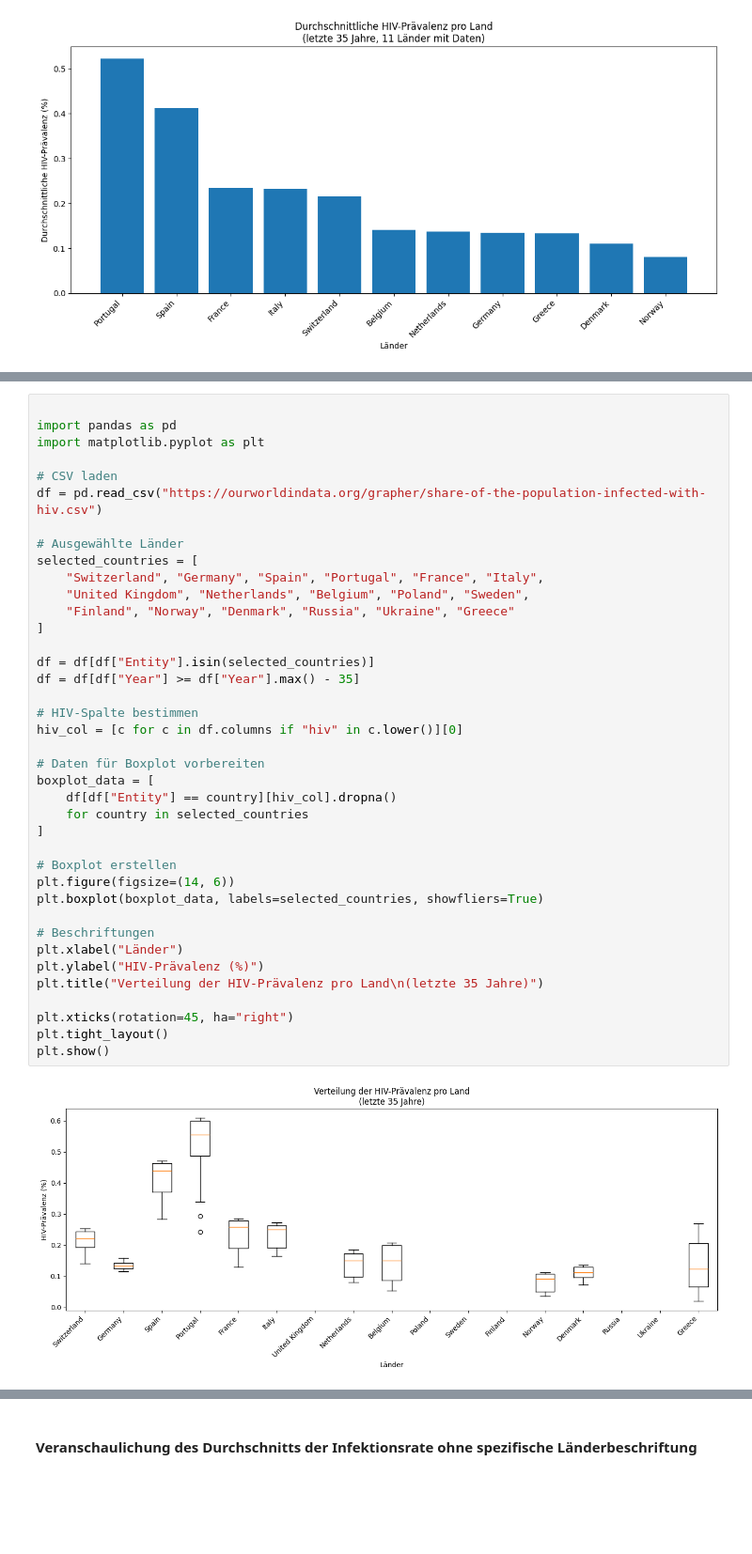
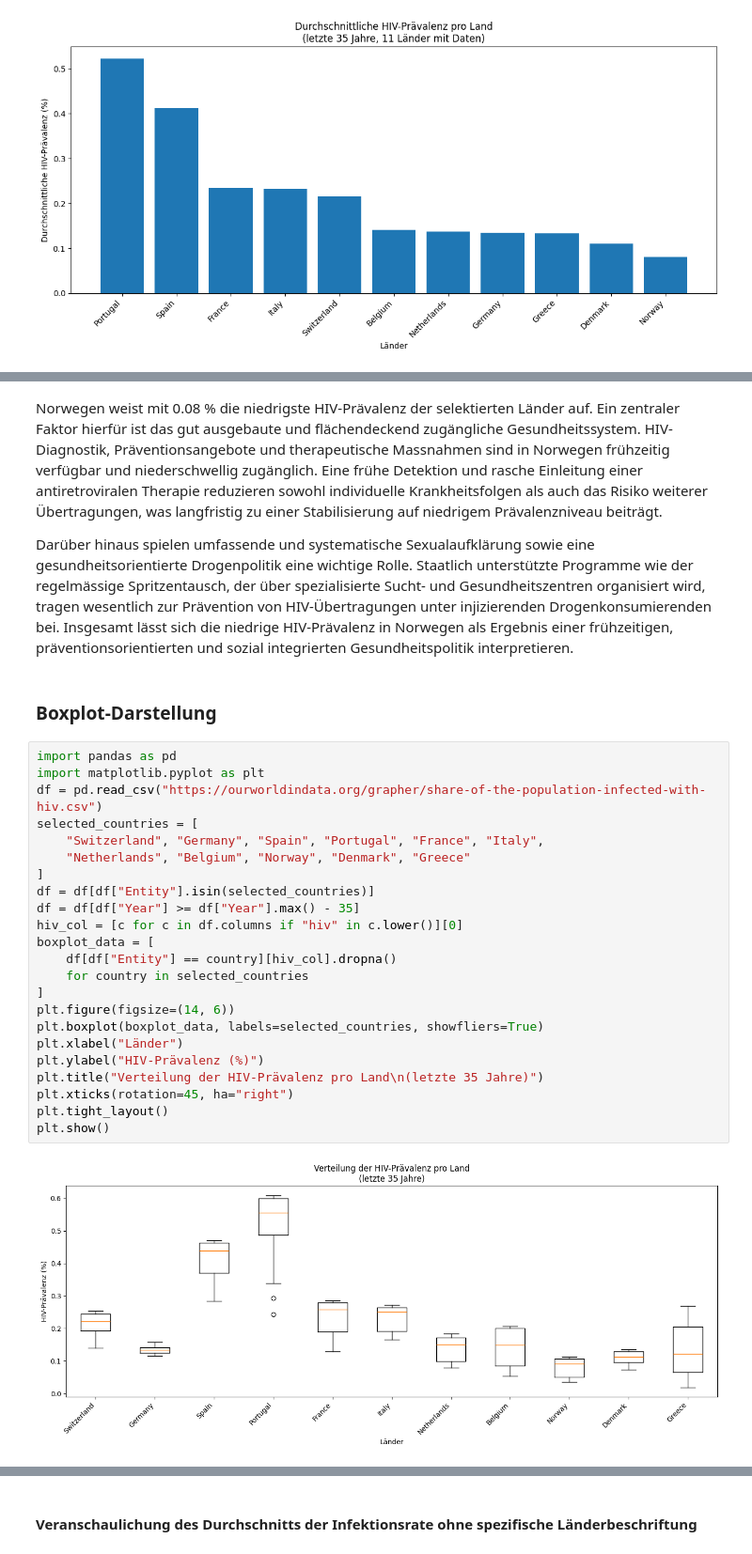
Before and after one commit to Elischwan/Leistungsnachweis-1, a Jupyter notebook: Leistungsnachweis.ipynb, the cells around one changed output, grey strips where cells are left out. Shown at 94% size. Saved outputs shown, nothing was run; the diff lists cells and outputs as text; blank space fills up the shorter version.

```diff
--- a/Grundgerüst_Leistungsnachweis.ipynb
+++ b/Leistungsnachweis.ipynb
@@ -248,41 +380,31 @@ plt.show()
+# %% [markdown]
+Norwegen weist mit 0.08 % die niedrigste HIV-Prävalenz der selektierten Länder auf. Ein zentraler Faktor hierfür ist das gut ausgebaute und flächendeckend zugängliche Gesundheitssystem. HIV-Diagnostik, Präventionsangebote und therapeutische Massnahmen sind in Norwegen frühzeitig verfügbar und niederschwellig zugänglich. Eine frühe Detektion und rasche Einleitung einer antiretroviralen Therapie reduzieren sowohl individuelle Krankheitsfolgen als auch das Risiko weiterer Übertragungen, was langfristig zu einer Stabilisierung auf niedrigem Prävalenzniveau beiträgt.
+
+Darüber hinaus spielen umfassende und systematische Sexualaufklärung sowie eine gesundheitsorientierte Drogenpolitik eine wichtige Rolle. Staatlich unterstützte Programme wie der regelmässige Spritzentausch, der über spezialisierte Sucht- und Gesundheitszentren organisiert wird, tragen wesentlich zur Prävention von HIV-Übertragungen unter injizierenden Drogenkonsumierenden bei. Insgesamt lässt sich die niedrige HIV-Prävalenz in Norwegen als Ergebnis einer frühzeitigen, präventionsorientierten und sozial integrierten Gesundheitspolitik interpretieren.
+# %% [markdown]
+### Boxplot-Darstellung
 # %%
-
 import pandas as pd
 import matplotlib.pyplot as plt
-
-# CSV laden
 df = pd.read_csv("https://ourworldindata.org/grapher/share-of-the-population-infected-with-hiv.csv")
-
-# Ausgewählte Länder
 selected_countries = [
     "Switzerland", "Germany", "Spain", "Portugal", "France", "Italy",
-    "United Kingdom", "Netherlands", "Belgium", "Poland", "Sweden",
-    "Finland", "Norway", "Denmark", "Russia", "Ukraine", "Greece"
+    "Netherlands", "Belgium", "Norway", "Denmark", "Greece"
 ]
-
 df = df[df["Entity"].isin(selected_countries)]
 df = df[df["Year"] >= df["Year"].max() - 35]
-
-# HIV-Spalte bestimmen
 hiv_col = [c for c in df.columns if "hiv" in c.lower()][0]
-
-# Daten für Boxplot vorbereiten
 boxplot_data = [
     df[df["Entity"] == country][hiv_col].dropna()
     for country in selected_countries
 ]
-
-# Boxplot erstellen
 plt.figure(figsize=(14, 6))
 plt.boxplot(boxplot_data, labels=selected_countries, showfliers=True)
-
-# Beschriftungen
 plt.xlabel("Länder")
 plt.ylabel("HIV-Prävalenz (%)")
 plt.title("Verteilung der HIV-Prävalenz pro Land\n(letzte 35 Jahre)")
-
 plt.xticks(rotation=45, ha="right")
 plt.tight_layout()
 plt.show()
 # %% [output]
-[figure, old version]
+[figure, new version]
```
Also changed, not shown: parts of 29 cells of this notebook.
